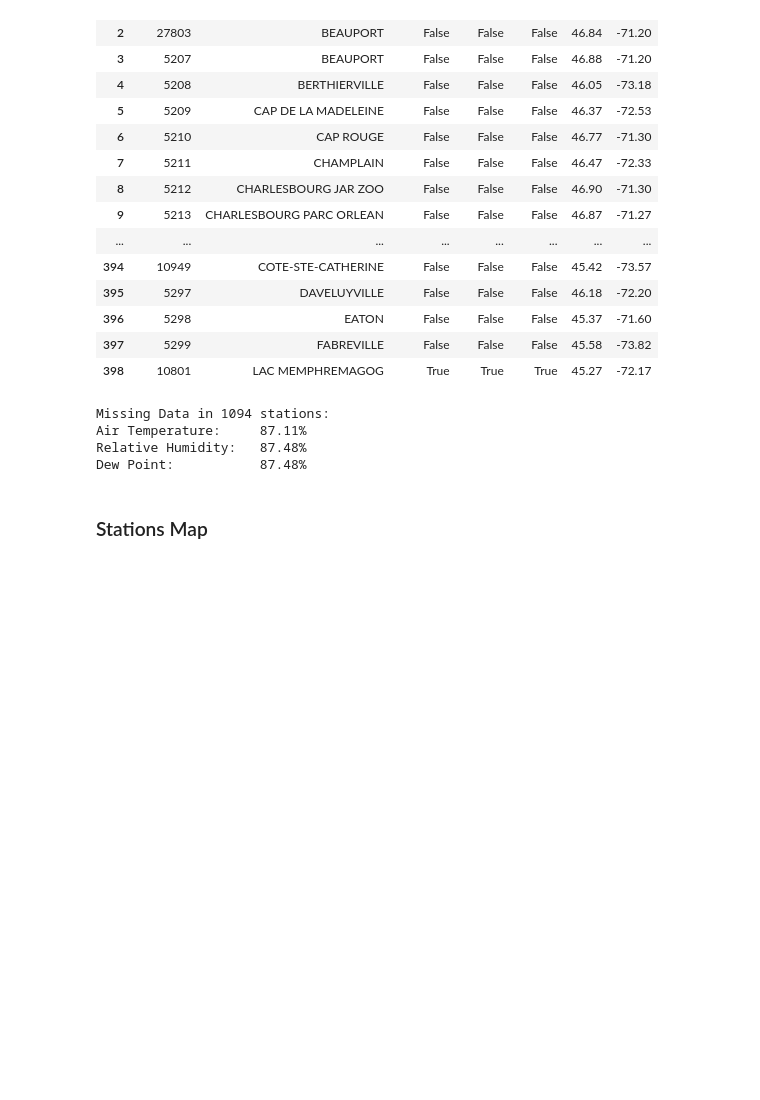
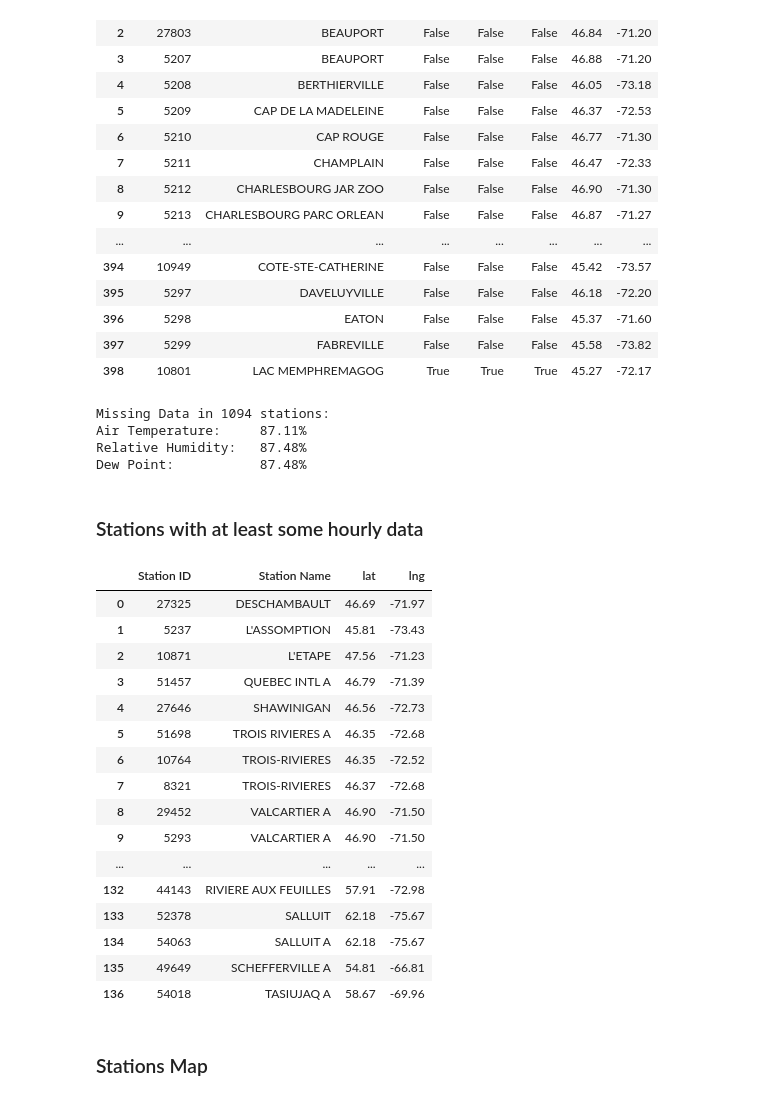
Before and after one commit to guilhAbreu/Environment-Canada-Weather-Info-Processing, a Jupyter notebook: EnvCanWeaInfo.ipynb, the cells around one changed output. Drawn from its saved outputs; the diff is of its cells as text; code cells hidden in the pictures; blank space fills up the shorter version.

Commit message:
add a map with only the stations that have some hourly information

```diff
--- a/EnvCanWeaInfo.ipynb
+++ b/EnvCanWeaInfo.ipynb
@@ -17,7 +17,7 @@ from ipyleaflet import *
 # %% [markdown]
 Please, pay attention to which files are on this path. Every file included in it will be considered as data.
 # %%
-dataPath     = "../data_set/EnviromentCanada/QuebecStations/"
+dataPath     = "../data_set/EnviromentCanada/QuebecStations/hourly/"
 metaDataName = "stations_inventory.csv"
 # %%
 #It opens the metadata and selects the Ids from the Province of Quebec.
@@ -99,6 +101,32 @@ Missing Data in 1094 stations:
 Air Temperature:     87.11%
 Relative Humidity:   87.48%
 Dew Point:           87.48%
+# %% [markdown]
+### Stations with at least some hourly data
+# %%
+availableStations = missingData[(missingData['Has Temp'] == True) & (missingData['Has RH'] == True) & (missingData['Has DP'] == True)]
+availableStations.sort_index(axis='index')
+availableStations = availableStations.reset_index(drop=True)
+availableStations = availableStations[['Station ID', 'Station Name', 'lat', 'lng']]
+display(HTML(availableStations.to_html()))
+# %% [output]
+|  | Station ID | Station Name | lat | lng |
+| 0 | 27325 | DESCHAMBAULT | 46.69 | -71.97 |
+| 1 | 5237 | L'ASSOMPTION | 45.81 | -73.43 |
+| 2 | 10871 | L'ETAPE | 47.56 | -71.23 |
+| 3 | 51457 | QUEBEC INTL A | 46.79 | -71.39 |
+| 4 | 27646 | SHAWINIGAN | 46.56 | -72.73 |
+| 5 | 51698 | TROIS RIVIERES A | 46.35 | -72.68 |
+| 6 | 10764 | TROIS-RIVIERES | 46.35 | -72.52 |
+| 7 | 8321 | TROIS-RIVIERES | 46.37 | -72.68 |
+| 8 | 29452 | VALCARTIER A | 46.90 | -71.50 |
+| 9 | 5293 | VALCARTIER A | 46.90 | -71.50 |
+| ... | ... | ... | ... | ... |
+| 132 | 44143 | RIVIERE AUX FEUILLES | 57.91 | -72.98 |
+| 133 | 52378 | SALLUIT | 62.18 | -75.67 |
+| 134 | 54063 | SALLUIT A | 62.18 | -75.67 |
+| 135 | 49649 | SCHEFFERVILLE A | 54.81 | -66.81 |
+| 136 | 54018 | TASIUJAQ A | 58.67 | -69.96 |
 # %% [markdown]
 ### Stations Map
 # %%
```
Also changed, not shown: parts of 5 cells of this notebook.
